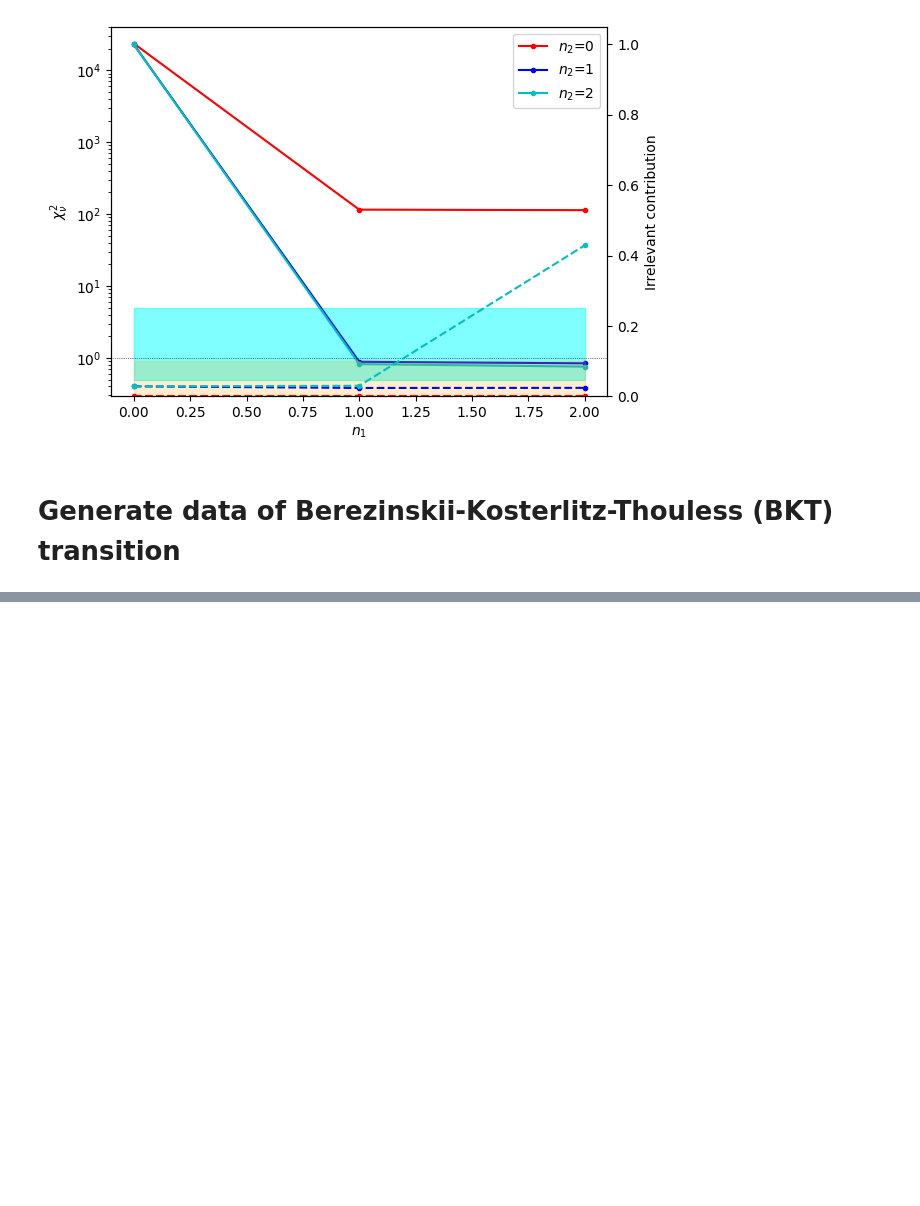
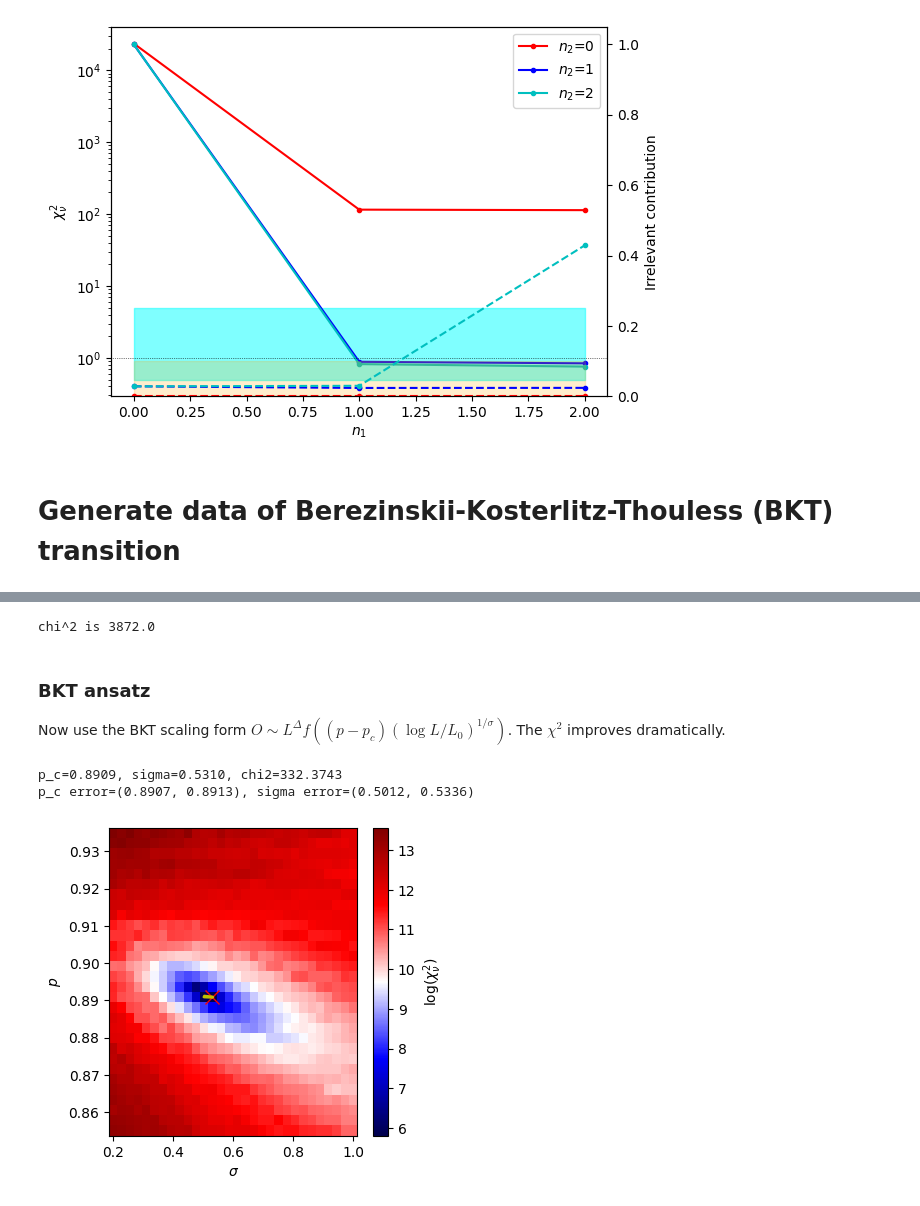
Before and after one commit to hainingpan/FSS, a Jupyter notebook: example.ipynb, the cells around one changed output, grey strips where cells are left out. Cells and saved outputs as stored; diff of their text form; code cells hidden in the pictures; blank space fills up the shorter version.

```diff
--- a/example.ipynb
+++ b/example.ipynb
@@ -266,0 +300,22 @@ dc_BKT.plot_data_collapse()
+# %%
+print(f"chi^2 is {dc_BKT.res.redchi:.1f}")
+# %% [output]
+chi^2 is 3872.0
+# %% [markdown]
+### BKT ansatz
+Now use the BKT scaling form $O \sim L^{\Delta} f((p-p_c) (\log L/L_0)^{1/\sigma})$.
+The $\chi^2$ improves dramatically.
+# %%
+result_bkt = dc_BKT.parameter_sweep_bkt(
+    p_c=np.linspace(0.855, 0.935, 30),
+    sigma=np.linspace(0.2, 1.0, 30),
+    L_0=1.2,
+    delta=0.0,
+    n_jobs=-1,
+    backend='threading',
+    log_chi2=True,
+)
+# %% [output]
+p_c=0.8909, sigma=0.5310, chi2=332.3743
+p_c error=(0.8907, 0.8913), sigma error=(0.5012, 0.5336)
+[figure, added]
```
Also changed, not shown: parts of 22 cells of this notebook.
